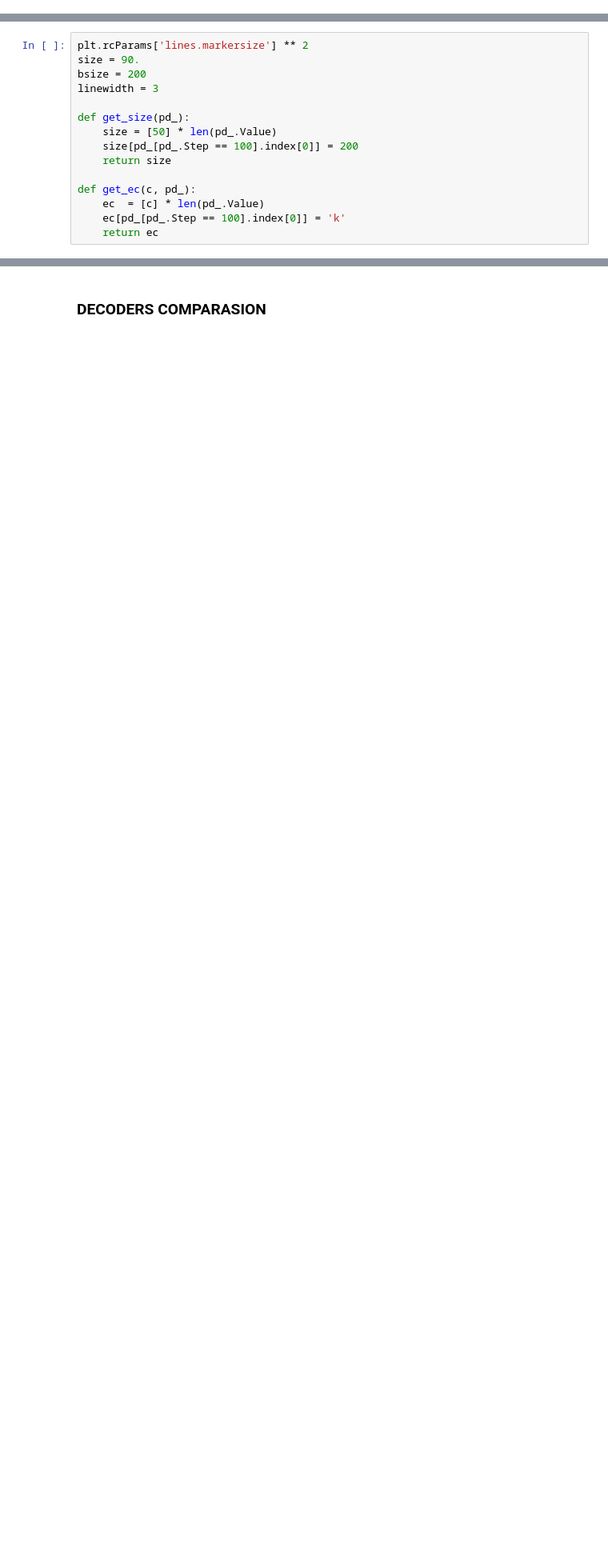
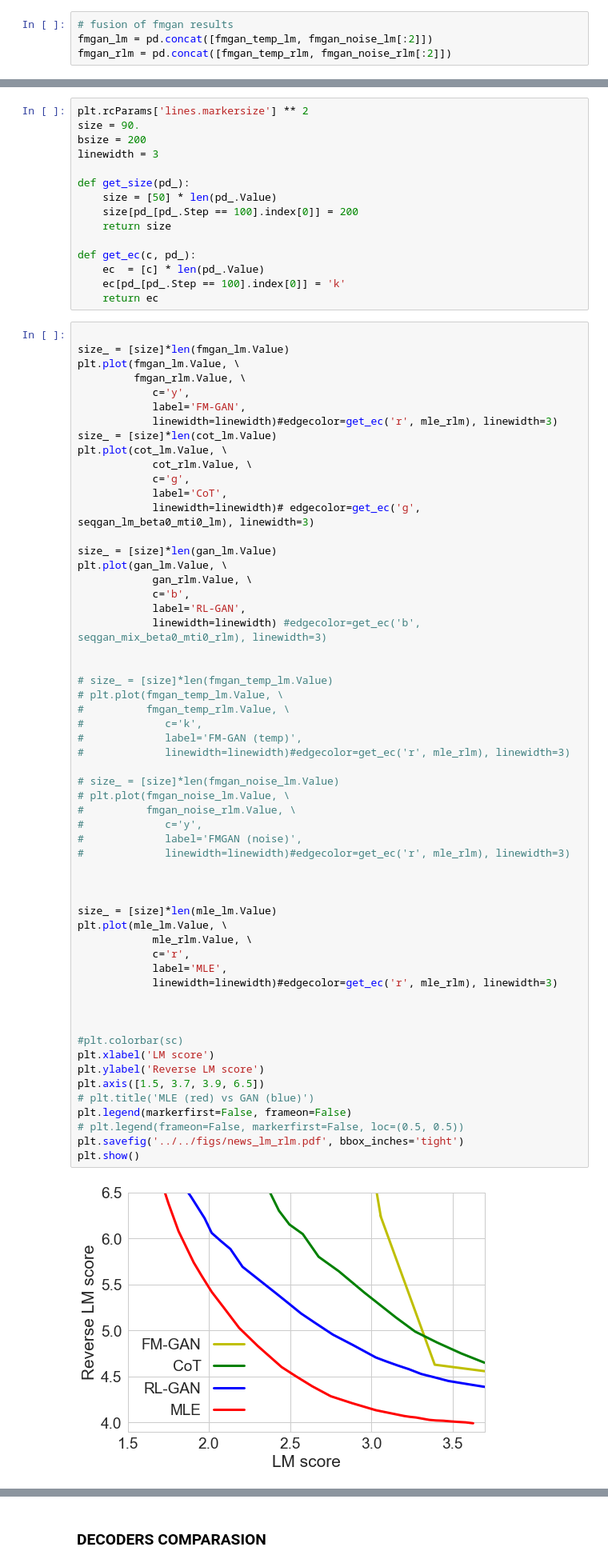
Before and after one commit to pclucas14/GansFallingShort, a Jupyter notebook: real_data_experiments/notebooks/lm-rlm_plot.ipynb, the cells around one changed output, grey strips where cells are left out. Shown at 80% size. Drawn from its saved outputs; the diff is of its cells as text; blank space fills up the shorter version.

Commit message:
housekeeping and new results

```diff
--- a/real_data_experiments/notebooks/lm-rlm_plot.ipynb
+++ b/real_data_experiments/notebooks/lm-rlm_plot.ipynb
@@ -32,3 +44,7 @@ cot_rlm = pd.read_csv(cot_temp_rlm_path).drop_duplicates('Step')
+# %%
+# fusion of fmgan results
+fmgan_lm = pd.concat([fmgan_temp_lm, fmgan_noise_lm[:2]])
+fmgan_rlm = pd.concat([fmgan_temp_rlm, fmgan_noise_rlm[:2]])
 # %% [markdown]
 ### show graphs
 # %%
@@ -46,4 +62,63 @@ def get_ec(c, pd_):
     ec  = [c] * len(pd_.Value)
     ec[pd_[pd_.Step == 100].index[0]] = 'k'
     return ec
+# %%
+
+size_ = [size]*len(fmgan_lm.Value)
+plt.plot(fmgan_lm.Value, \
+         fmgan_rlm.Value, \
+            c='y',
+            label='FM-GAN',
+            linewidth=linewidth)#edgecolor=get_ec('r', mle_rlm), linewidth=3)
+size_ = [size]*len(cot_lm.Value)
+plt.plot(cot_lm.Value, \
+            cot_rlm.Value, \
+            c='g',
+            label='CoT',
+            linewidth=linewidth)# edgecolor=get_ec('g', seqgan_lm_beta0_mti0_lm), linewidth=3)
+
+size_ = [size]*len(gan_lm.Value)
+plt.plot(gan_lm.Value, \
+            gan_rlm.Value, \
+            c='b',
+            label='RL-GAN',
+            linewidth=linewidth) #edgecolor=get_ec('b', seqgan_mix_beta0_mti0_rlm), linewidth=3)
+
+
+# size_ = [size]*len(fmgan_temp_lm.Value)
+# plt.plot(fmgan_temp_lm.Value, \
+#          fmgan_temp_rlm.Value, \
+#             c='k',
+#             label='FM-GAN (temp)',
+#             linewidth=linewidth)#edgecolor=get_ec('r', mle_rlm), linewidth=3)
+
+# size_ = [size]*len(fmgan_noise_lm.Value)
+# plt.plot(fmgan_noise_lm.Value, \
+#          fmgan_noise_rlm.Value, \
+#             c='y',
+#             label='FMGAN (noise)',
+#             linewidth=linewidth)#edgecolor=get_ec('r', mle_rlm), linewidth=3)
+
+
+
+size_ = [size]*len(mle_lm.Value)
+plt.plot(mle_lm.Value, \
+            mle_rlm.Value, \
+            c='r',
+            label='MLE',
+            linewidth=linewidth)#edgecolor=get_ec('r', mle_rlm), linewidth=3)
+
+
+
+#plt.colorbar(sc)
+plt.xlabel('LM score')
+plt.ylabel('Reverse LM score')
+plt.axis([1.5, 3.7, 3.9, 6.5])
+# plt.title('MLE (red) vs GAN (blue)')
+plt.legend(markerfirst=False, frameon=False)
+# plt.legend(frameon=False, markerfirst=False, loc=(0.5, 0.5))
+plt.savefig('../../figs/news_lm_rlm.pdf', bbox_inches='tight')
+plt.show()
+# %% [output]
+[figure, added]
 # %%
```
Also changed, not shown: parts of 3 cells of this notebook, 26 other files.
